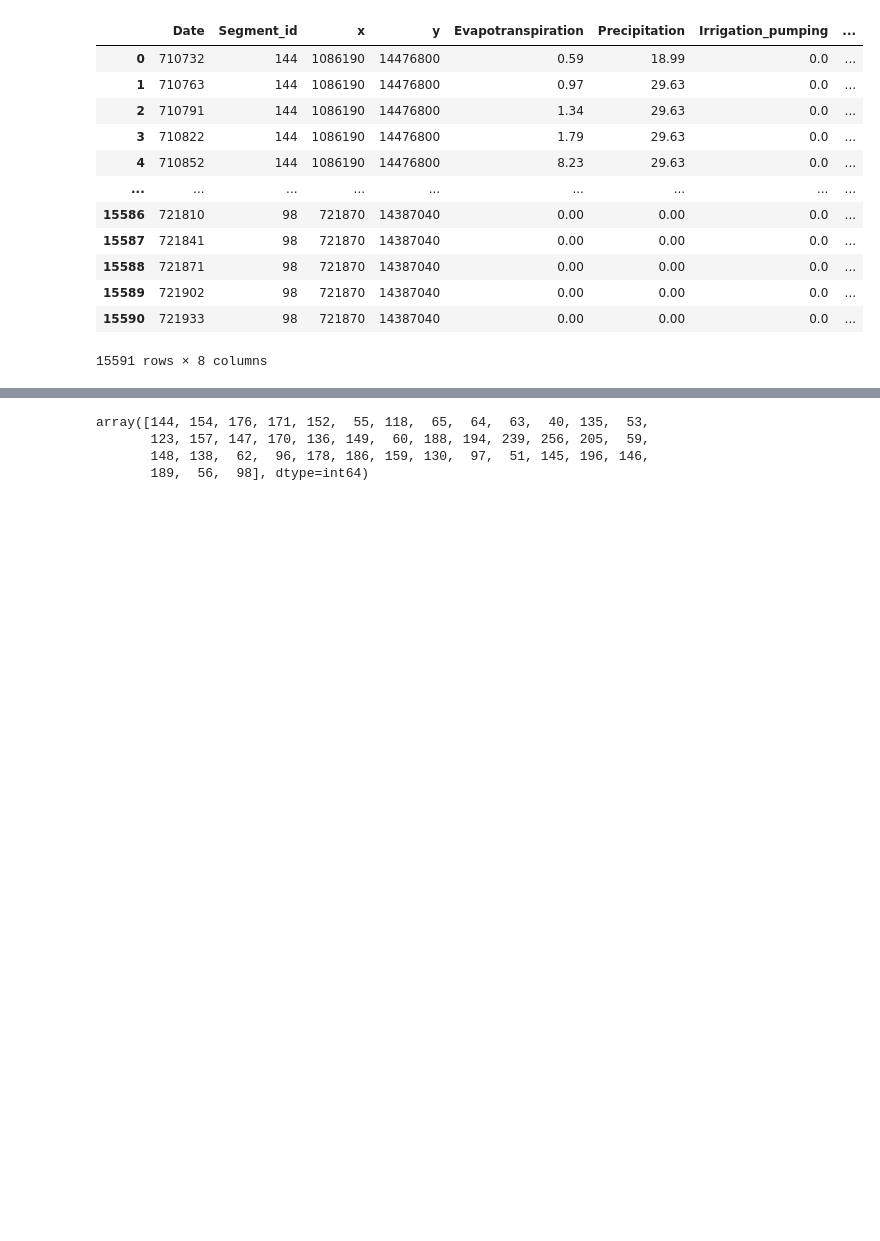
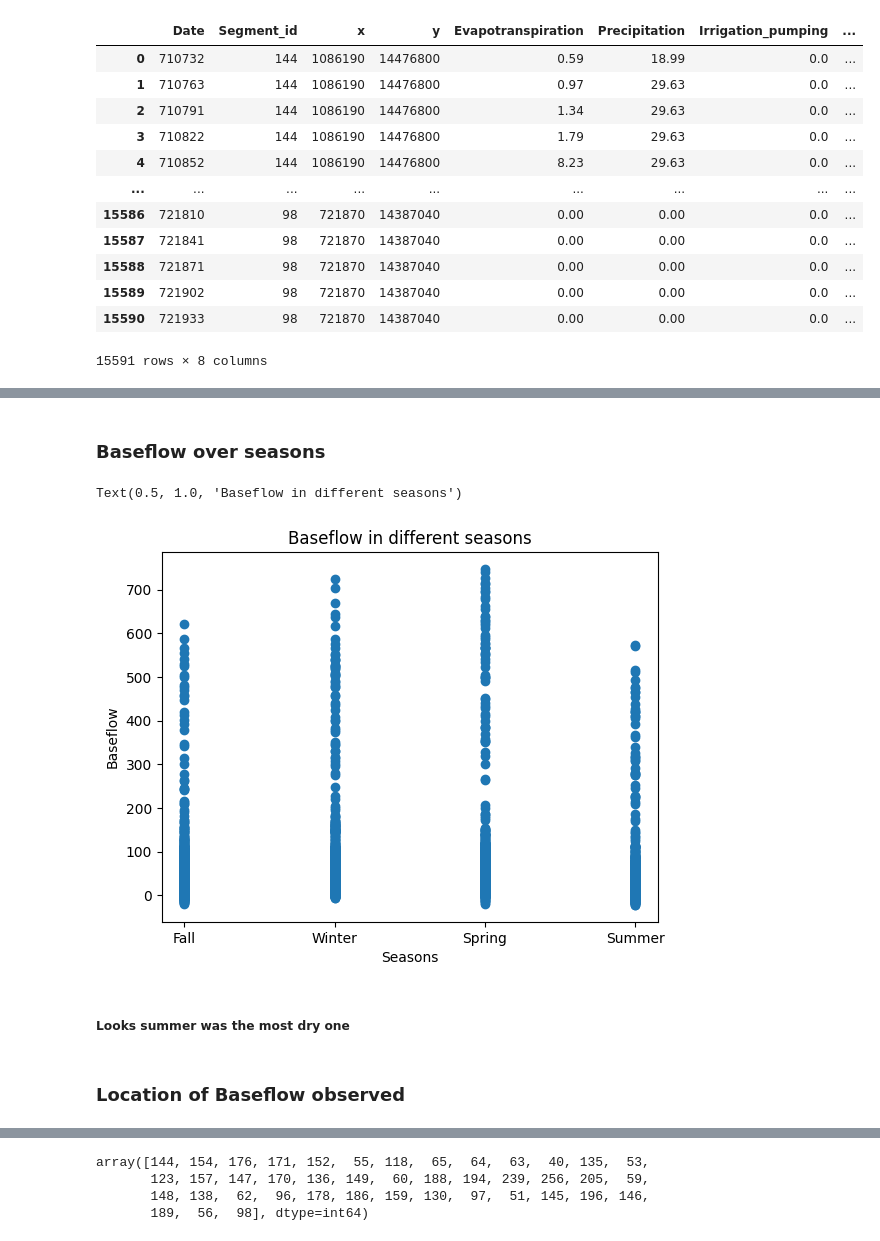
Before and after one commit to sadrajafari/cs6830_project6, a Jupyter notebook: project6.ipynb, the cells around one changed output, grey strips where cells are left out. Saved outputs shown, nothing was run; the diff lists cells and outputs as text; code cells hidden in the pictures; blank space fills up the shorter version.

```diff
--- a/project6.ipynb
+++ b/project6.ipynb
@@ -49,3 +135,17 @@ data
+# %% [markdown]
+### Baseflow over seasons
+# %%
+plt.scatter(x="season", y="Observed", data=data)
+plt.xlabel("Seasons")
+plt.ylabel("Baseflow")
+plt.title("Baseflow in different seasons")
+# %% [output]
+Text(0.5, 1.0, 'Baseflow in different seasons')
+[figure, added]
+# %% [markdown]
+##### Looks summer was the most dry one
+# %% [markdown]
+### Location of Baseflow observed
 # %%
 plt.scatter(x="x", y="y", data=data, s=data["Observed"])
 plt.xlabel("X")
```
Also changed, not shown: parts of 38 cells of this notebook.
